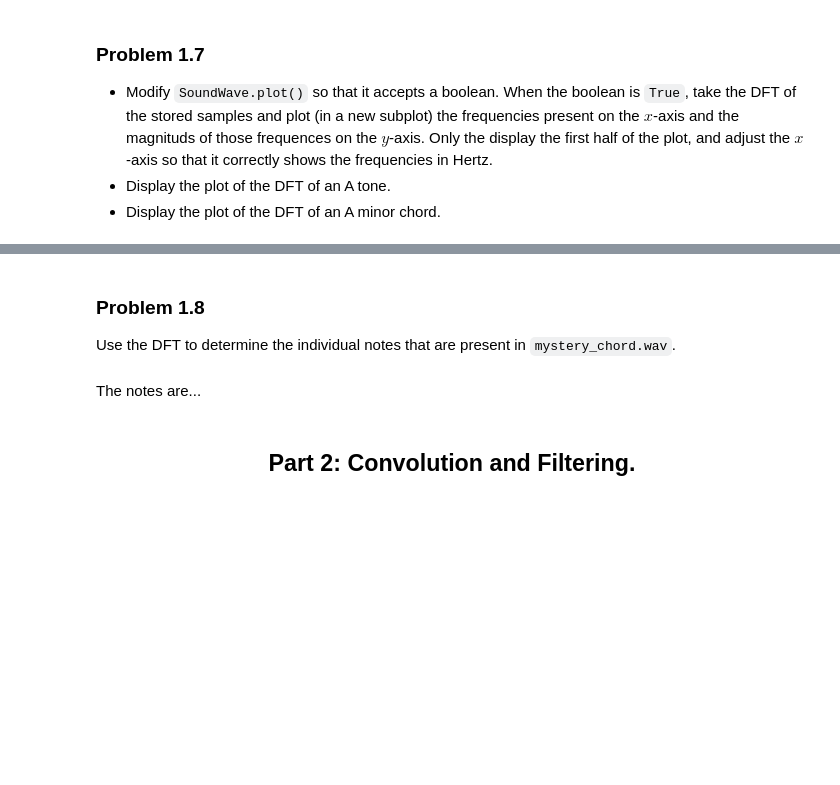
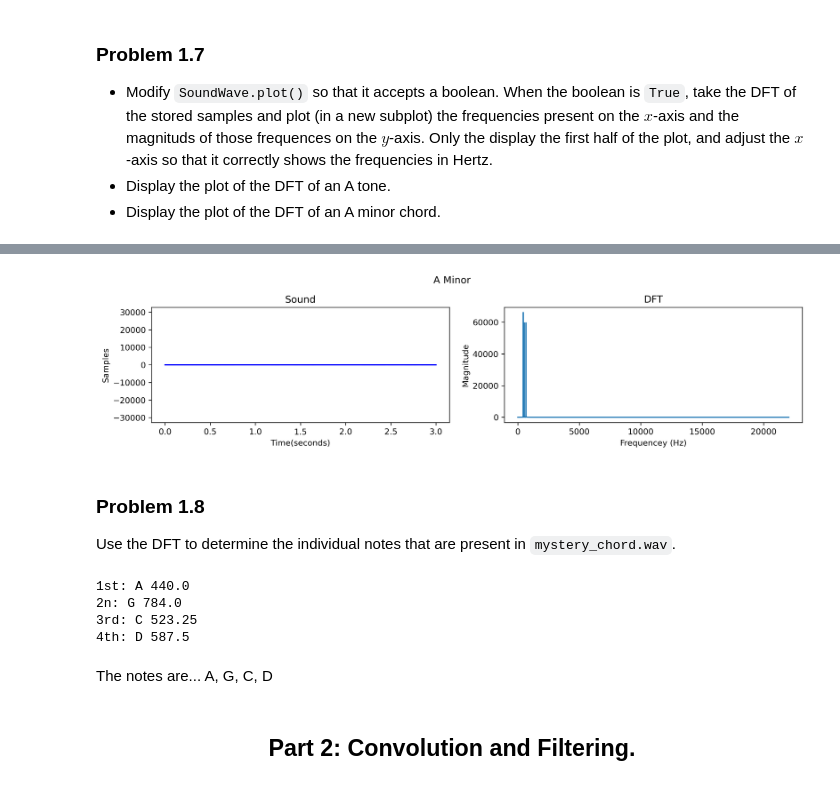
Before and after one commit to acjo/algorithms_analysis, a Jupyter notebook: FourierTransform/fourier_transform.ipynb, the cells around one changed output, grey strips where cells are left out. Drawn from its saved outputs; the diff is of its cells as text; code cells hidden in the pictures; blank space fills up the shorter version.

```diff
--- a/FourierTransform/fourier_transform.ipynb
+++ b/FourierTransform/fourier_transform.ipynb
@@ -208,3 +369,7 @@ def simple_fft(samples, threshold=1):
+# %%
+A_minor.plot(True, 'A Minor')
+# %% [output]
+[figure, added]
 # %% [markdown]
 ### Problem 1.8
 
@@ -212,5 +387,16 @@ Use the DFT to determine the individual notes that are present in `mystery_chord
+# %%
+print('1st: A', frequency_1)
+print('2n: G', frequency_2)
+print('3rd: C', frequency_3)
+print('4th: D', frequency_4)
+# %% [output]
+1st: A 440.0
+2n: G 784.0
+3rd: C 523.25
+4th: D 587.5
 # %% [markdown]
 The notes are...
+A, G, C, D
 # %% [markdown]
 <h2 align="center">Part 2: Convolution and Filtering.</h2>
 # %% [markdown]
```
Also changed, not shown: parts of 17 cells of this notebook, 6 other files.
